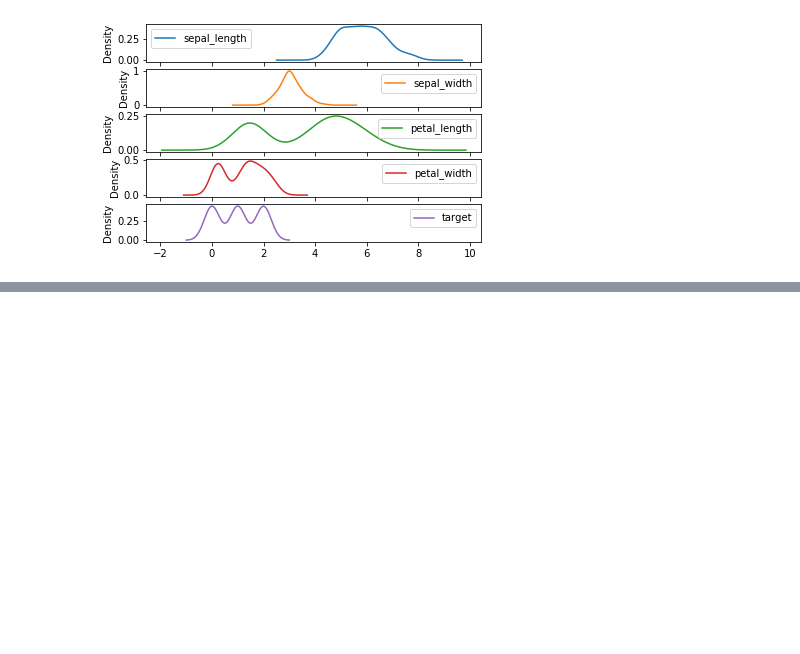
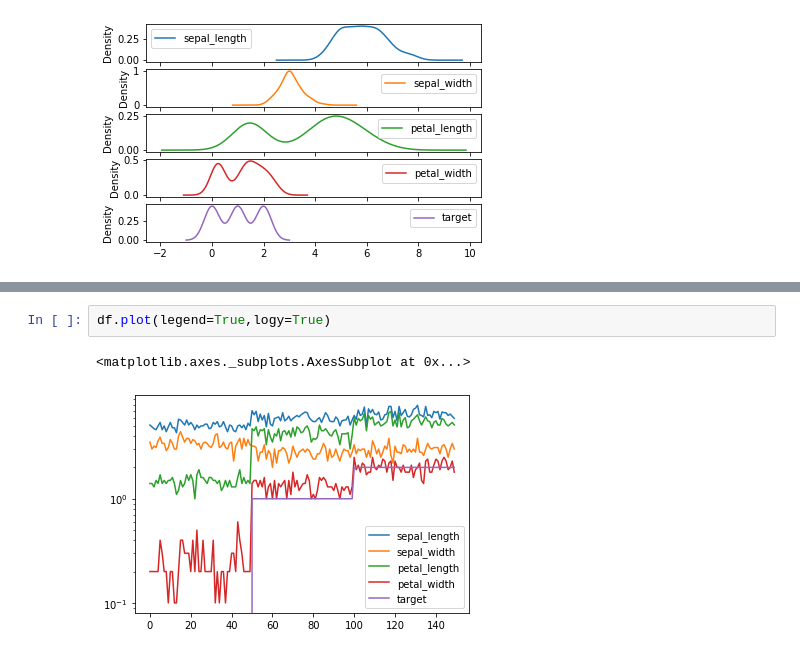
Before and after one commit to KrishnaDesai16/ML-DL, a Jupyter notebook: python/Visualization/visual1.ipynb, the cells around one changed output, grey strips where cells are left out. Cells and saved outputs as stored; diff of their text form; blank space fills up the shorter version.

```diff
--- a/python/Visualization/visual1.ipynb
+++ b/python/Visualization/visual1.ipynb
@@ -262,0 +268,5 @@ array([<matplotlib.axes._subplots.AxesSubplot object at 0x...>,
+# %%
+df.plot(legend=True,logy=True)
+# %% [output]
+<matplotlib.axes._subplots.AxesSubplot at 0x...>
+[figure, added]
```
Also changed, not shown: parts of 2 cells of this notebook.
